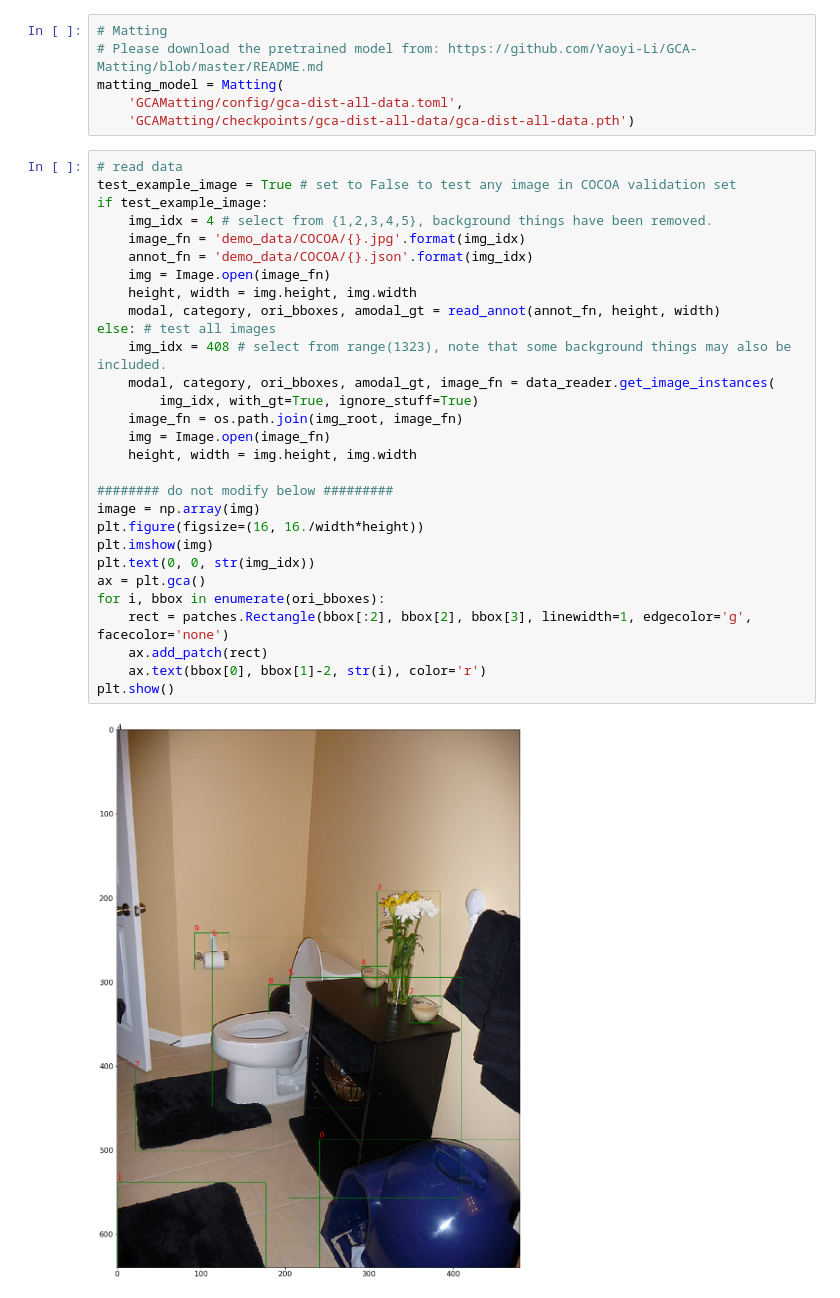
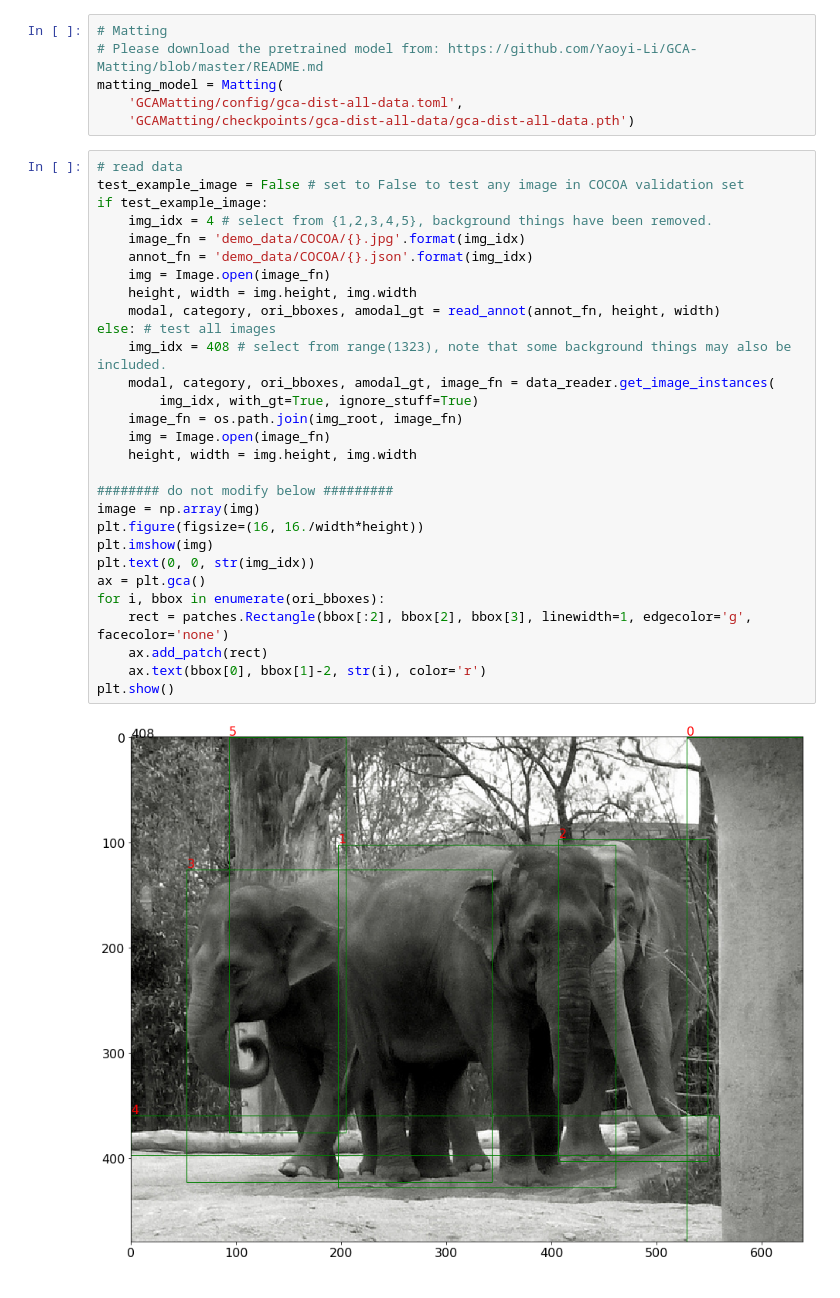
Before and after one commit to XiaohangZhan/deocclusion, a Jupyter notebook: demos/demo_cocoa.ipynb, the cells around one changed output. Cells and saved outputs as stored; diff of their text form.

```diff
--- a/demos/demo_cocoa.ipynb
+++ b/demos/demo_cocoa.ipynb
@@ -138,35 +138,35 @@ matting_model = Matting(
     'GCAMatting/checkpoints/gca-dist-all-data/gca-dist-all-data.pth')
 # %%
 # read data
-test_example_image = True # set to False to test any image in COCOA validation set
+test_example_image = False # set to False to test any image in COCOA validation set
 if test_example_image:
     img_idx = 4 # select from {1,2,3,4,5}, background things have been removed.
     image_fn = 'demo_data/COCOA/{}.jpg'.format(img_idx)
     annot_fn = 'demo_data/COCOA/{}.json'.format(img_idx)
     img = Image.open(image_fn)
     height, width = img.height, img.width
     modal, category, ori_bboxes, amodal_gt = read_annot(annot_fn, height, width)
 else: # test all images
     img_idx = 408 # select from range(1323), note that some background things may also be included.
     modal, category, ori_bboxes, amodal_gt, image_fn = data_reader.get_image_instances(
         img_idx, with_gt=True, ignore_stuff=True)
     image_fn = os.path.join(img_root, image_fn)
     img = Image.open(image_fn)
     height, width = img.height, img.width
 
 ######## do not modify below #########
 image = np.array(img)
 plt.figure(figsize=(16, 16./width*height))
 plt.imshow(img)
 plt.text(0, 0, str(img_idx))
 ax = plt.gca()
 for i, bbox in enumerate(ori_bboxes):
     rect = patches.Rectangle(bbox[:2], bbox[2], bbox[3], linewidth=1, edgecolor='g', facecolor='none')
     ax.add_patch(rect)
     ax.text(bbox[0], bbox[1]-2, str(i), color='r')
 plt.show()
 # %% [output]
-[figure, old version]
+[figure, new version]
 # %%
 # infer ordering
 ind = None # the indices of objects to show in the graph, set to None to show all objects
```
Also changed, not shown: parts of 3 cells of this notebook.
